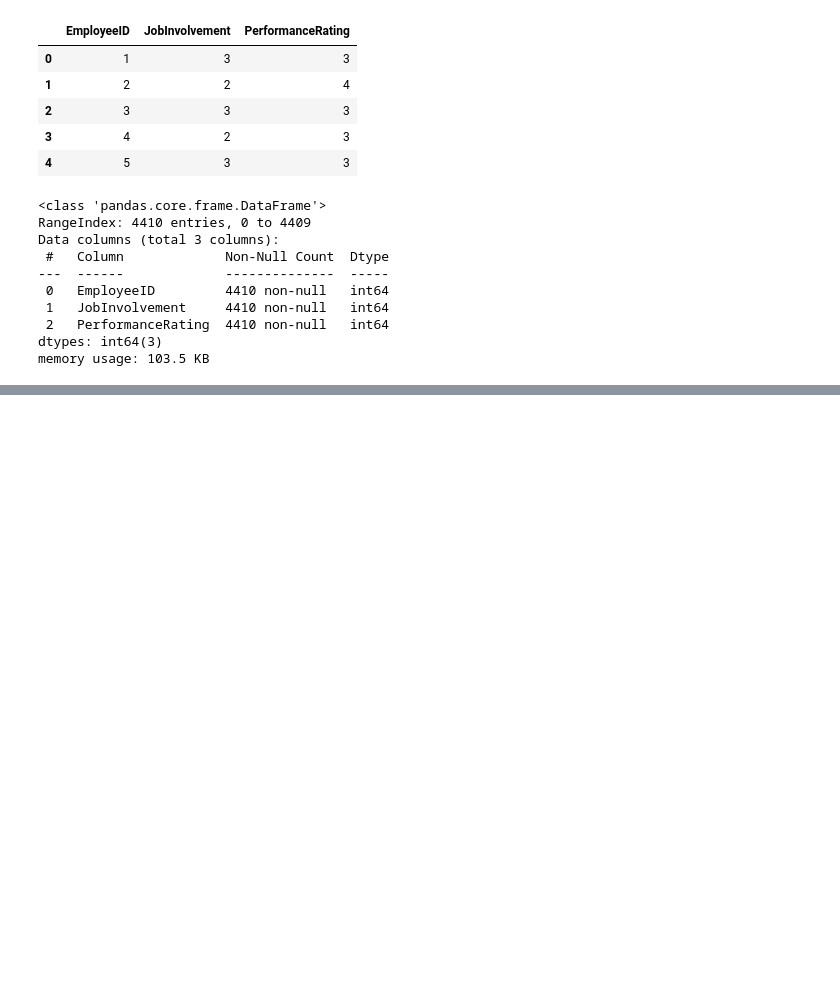
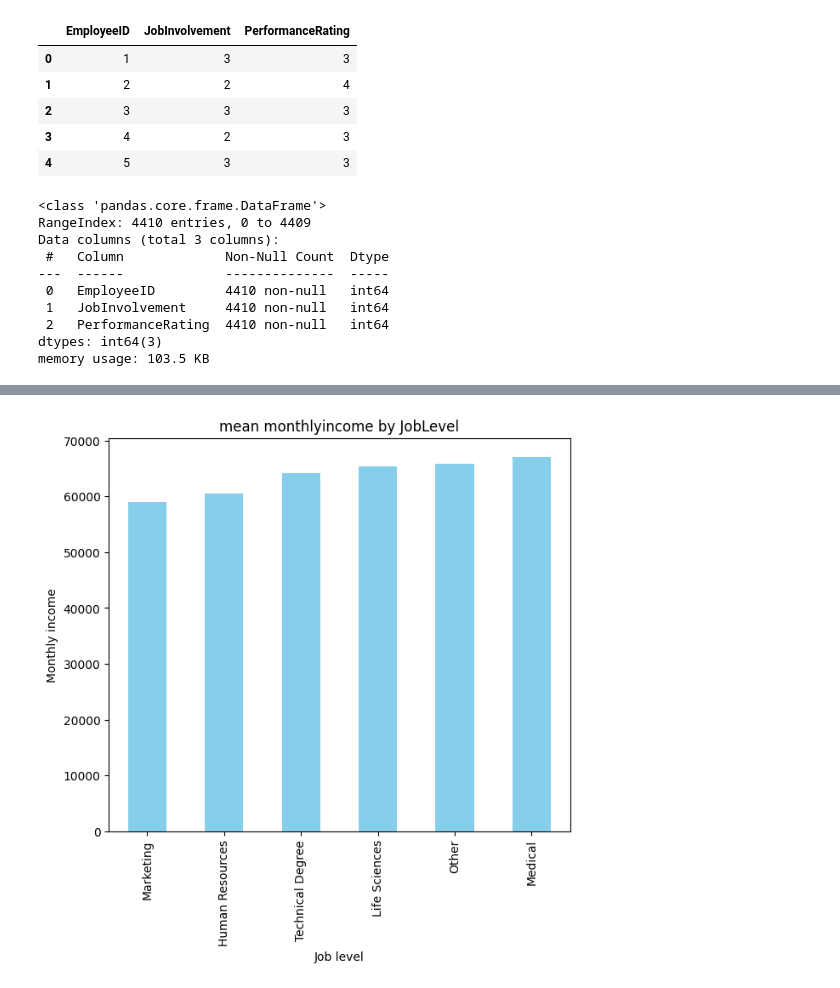
Before and after one commit to Buluma-Ke/HR-Employee-Analysis, a Jupyter notebook: employees.ipynb, the cells around one changed output, grey strips where cells are left out. Saved outputs shown, nothing was run; the diff lists cells and outputs as text; code cells hidden in the pictures; blank space fills up the shorter version.

```diff
--- a/employees.ipynb
+++ b/employees.ipynb
@@ -263,0 +424,13 @@ df3.to_csv("/home/alberto/Documents/Employee_Data_Analysis/gmanager.csv")
+# %%
+mean_JL_sal = df1.groupby("JobRole")["MonthlyIncome"].mean().sort_values(ascending=True)
+
+#plot
+plt.figure(figsize=(7,6))
+mean_Ed_sal.plot(kind="bar", color="skyblue")
+plt.title("mean monthlyincome by JobLevel")
+plt.xlabel("Job level")
+plt.ylabel("Monthly income")
+
+plt.show()
+# %% [output]
+[figure, added]
```
Also changed, not shown: parts of 22 cells of this notebook.
